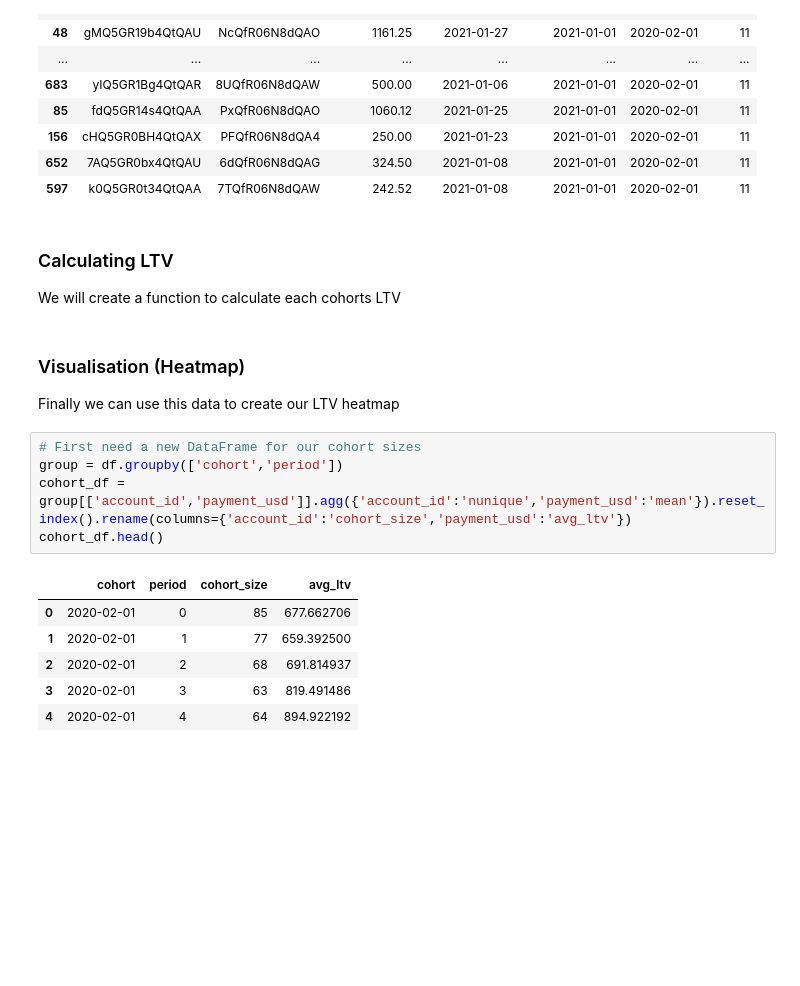
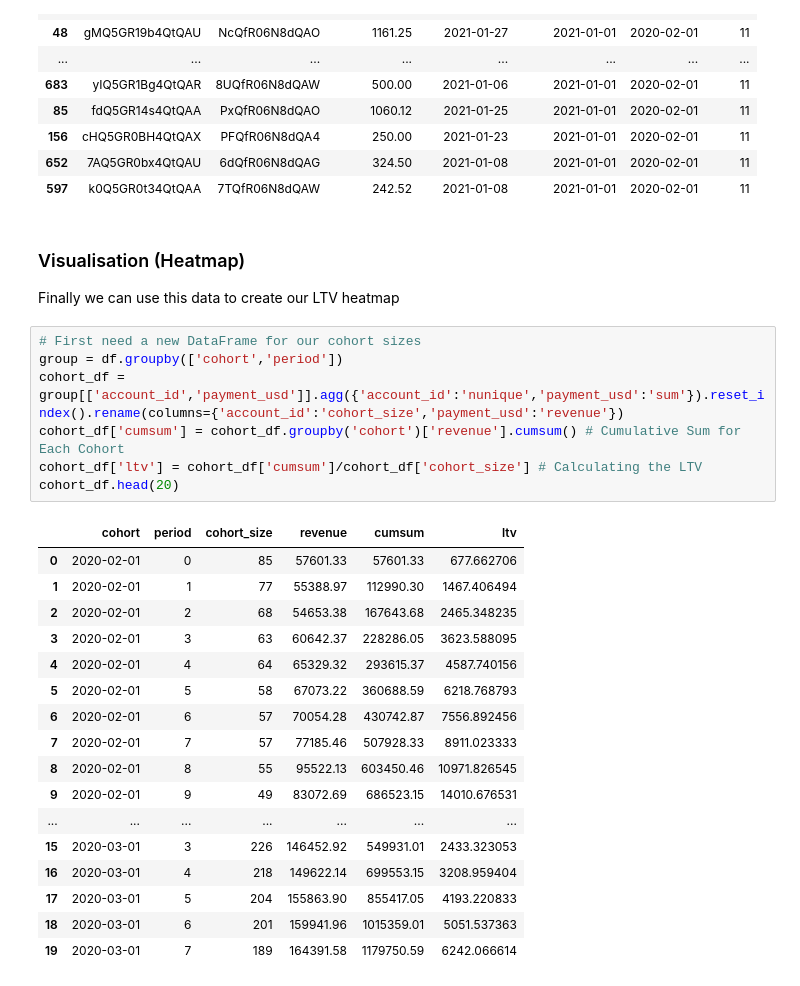
Before and after one commit to baileywolkoff/LTV-Heatmap, a Jupyter notebook: LTVHeatmap.ipynb, the cells around one changed output. Drawn from its saved outputs; the diff is of its cells as text; blank space fills up the shorter version.

```diff
--- a/LTVHeatmap.ipynb
+++ b/LTVHeatmap.ipynb
@@ -181,21 +181,31 @@ df.sort_values(by=['period'], ascending=False).head(20)
 | 156 | cHQ5GR0BH4QtQAX | PFQfR06N8dQA4 | 250.00 | 2021-01-23 | 2021-01-01 | 2020-02-01 | 11 |
 | 652 | 7AQ5GR0bx4QtQAU | 6dQfR06N8dQAG | 324.50 | 2021-01-08 | 2021-01-01 | 2020-02-01 | 11 |
 | 597 | k0Q5GR0t34QtQAA | 7TQfR06N8dQAW | 242.52 | 2021-01-08 | 2021-01-01 | 2020-02-01 | 11 |
-# %% [markdown]
-### Calculating LTV
-We will create a function to calculate each cohorts LTV
 # %% [markdown]
 ### Visualisation (Heatmap)
 Finally we can use this data to create our LTV heatmap
 # %%
 # First need a new DataFrame for our cohort sizes
 group = df.groupby(['cohort','period'])
-cohort_df = group[['account_id','payment_usd']].agg({'account_id':'nunique','payment_usd':'mean'}).reset_index().rename(columns={'account_id':'cohort_size','payment_usd':'avg_ltv'})
-cohort_df.head()
+cohort_df = group[['account_id','payment_usd']].agg({'account_id':'nunique','payment_usd':'sum'}).reset_index().rename(columns={'account_id':'cohort_size','payment_usd':'revenue'})
+cohort_df['cumsum'] = cohort_df.groupby('cohort')['revenue'].cumsum() # Cumulative Sum for Each Cohort
+cohort_df['ltv'] = cohort_df['cumsum']/cohort_df['cohort_size'] # Calculating the LTV
+cohort_df.head(20)
 # %% [output]
-|  | cohort | period | cohort_size | avg_ltv |
-| 0 | 2020-02-01 | 0 | 85 | 677.662706 |
-| 1 | 2020-02-01 | 1 | 77 | 659.392500 |
-| 2 | 2020-02-01 | 2 | 68 | 691.814937 |
-| 3 | 2020-02-01 | 3 | 63 | 819.491486 |
-| 4 | 2020-02-01 | 4 | 64 | 894.922192 |
+|  | cohort | period | cohort_size | revenue | cumsum | ltv |
+| 0 | 2020-02-01 | 0 | 85 | 57601.33 | 57601.33 | 677.662706 |
+| 1 | 2020-02-01 | 1 | 77 | 55388.97 | 112990.30 | 1467.406494 |
+| 2 | 2020-02-01 | 2 | 68 | 54653.38 | 167643.68 | 2465.348235 |
+| 3 | 2020-02-01 | 3 | 63 | 60642.37 | 228286.05 | 3623.588095 |
+| 4 | 2020-02-01 | 4 | 64 | 65329.32 | 293615.37 | 4587.740156 |
+| 5 | 2020-02-01 | 5 | 58 | 67073.22 | 360688.59 | 6218.768793 |
+| 6 | 2020-02-01 | 6 | 57 | 70054.28 | 430742.87 | 7556.892456 |
+| 7 | 2020-02-01 | 7 | 57 | 77185.46 | 507928.33 | 8911.023333 |
+| 8 | 2020-02-01 | 8 | 55 | 95522.13 | 603450.46 | 10971.826545 |
+| 9 | 2020-02-01 | 9 | 49 | 83072.69 | 686523.15 | 14010.676531 |
+| ... | ... | ... | ... | ... | ... | ... |
+| 15 | 2020-03-01 | 3 | 226 | 146452.92 | 549931.01 | 2433.323053 |
+| 16 | 2020-03-01 | 4 | 218 | 149622.14 | 699553.15 | 3208.959404 |
+| 17 | 2020-03-01 | 5 | 204 | 155863.90 | 855417.05 | 4193.220833 |
+| 18 | 2020-03-01 | 6 | 201 | 159941.96 | 1015359.01 | 5051.537363 |
+| 19 | 2020-03-01 | 7 | 189 | 164391.58 | 1179750.59 | 6242.066614 |
```
Also changed, not shown: parts of 4 cells of this notebook.
